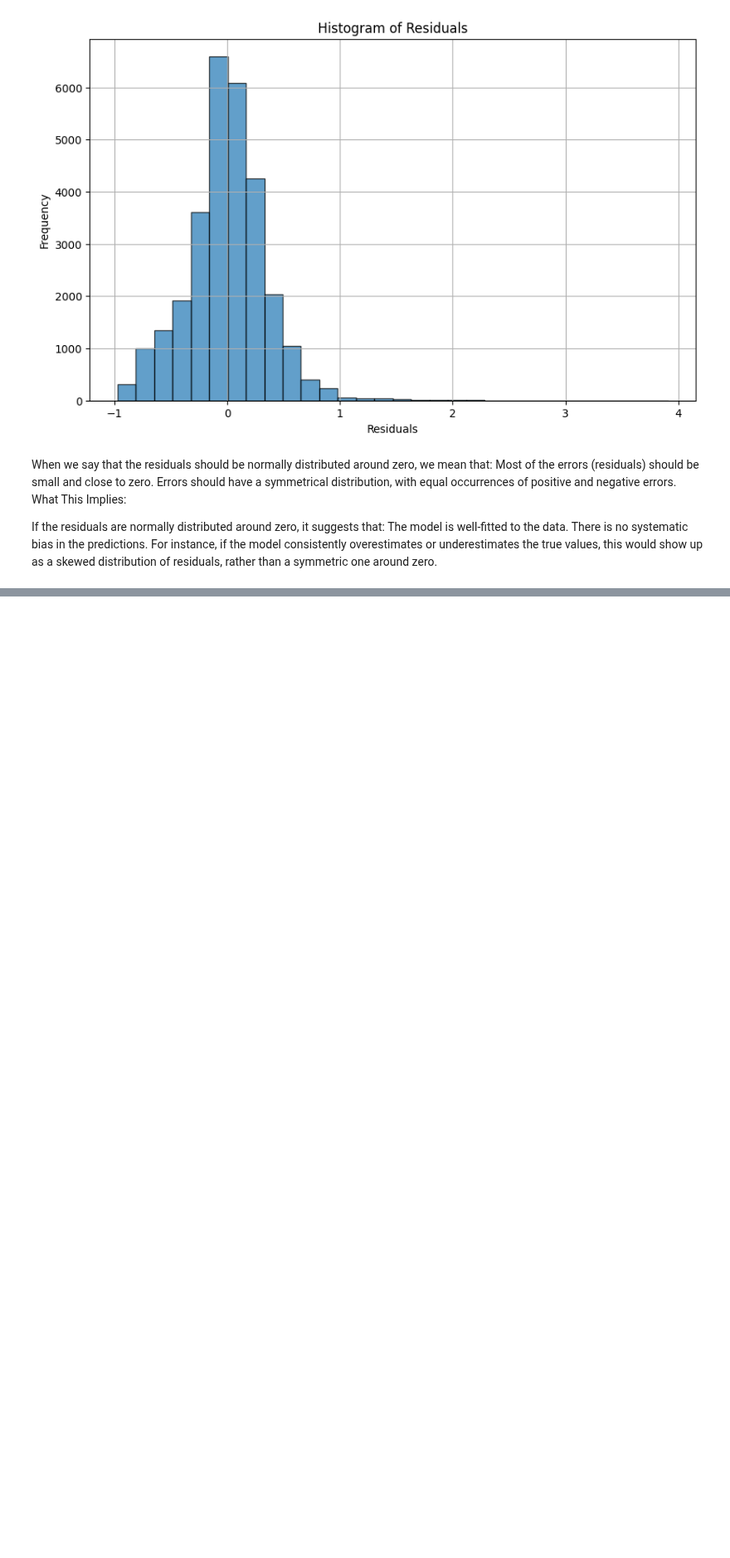
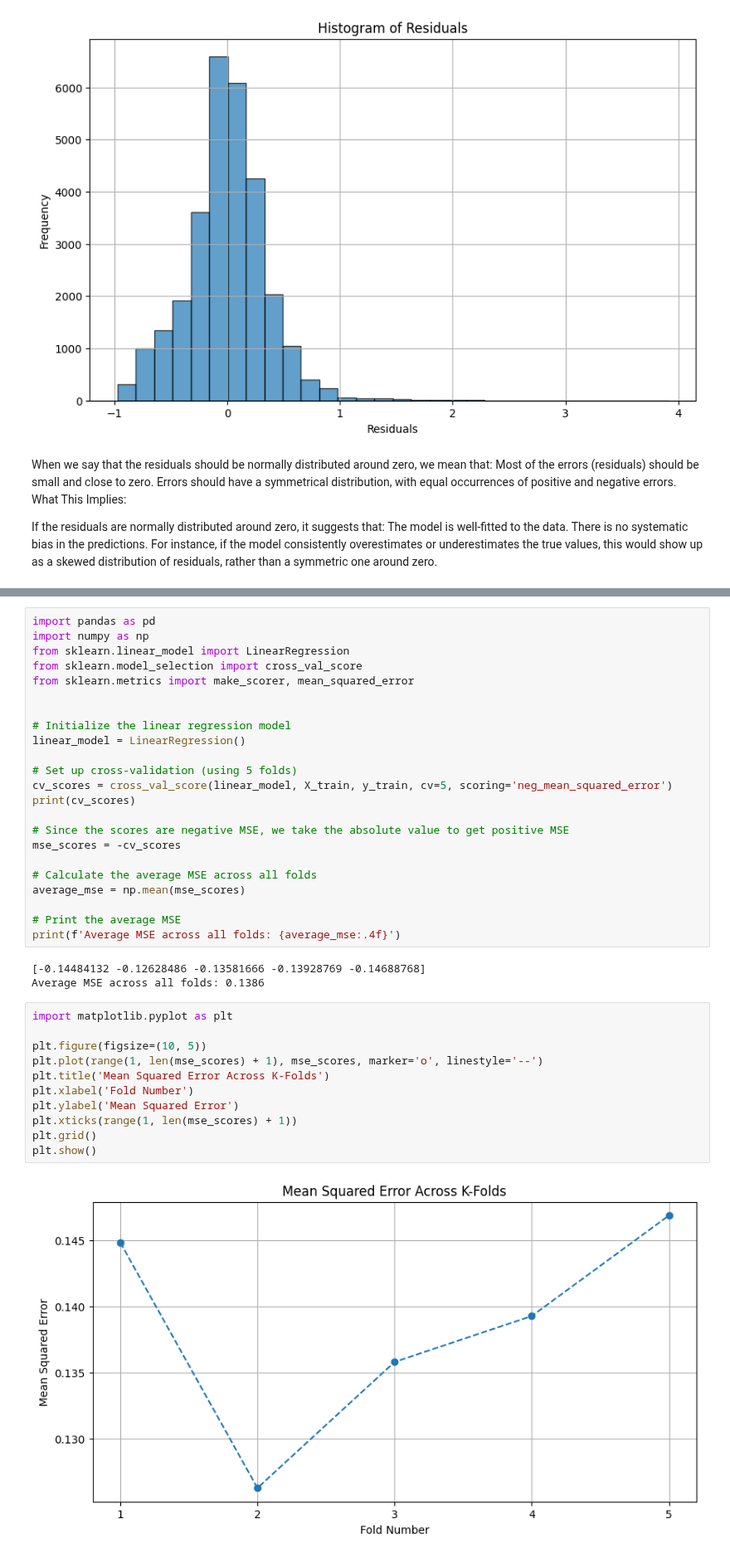
Before and after one commit to markmilner21/Assessment-1-Supervised-Prediction, a Jupyter notebook: Mark Milner/Ongoing Research.ipynb, the cells around one changed output, grey strips where cells are left out. Shown at 83% size. Saved outputs shown, nothing was run; the diff lists cells and outputs as text; blank space fills up the shorter version.

```diff
--- a/Mark Milner/Ongoing Research.ipynb
+++ b/Mark Milner/Ongoing Research.ipynb
@@ -1284,0 +1510,39 @@ There is no systematic bias in the predictions. For instance, if the model consi
+# %%
+import pandas as pd
+import numpy as np
+from sklearn.linear_model import LinearRegression
+from sklearn.model_selection import cross_val_score
+from sklearn.metrics import make_scorer, mean_squared_error
+
+
+# Initialize the linear regression model
+linear_model = LinearRegression()
+
+# Set up cross-validation (using 5 folds)
+cv_scores = cross_val_score(linear_model, X_train, y_train, cv=5, scoring='neg_mean_squared_error')
+print(cv_scores)
+
+# Since the scores are negative MSE, we take the absolute value to get positive MSE
+mse_scores = -cv_scores
+
+# Calculate the average MSE across all folds
+average_mse = np.mean(mse_scores)
+
+# Print the average MSE
+print(f'Average MSE across all folds: {average_mse:.4f}')
+# %% [output]
+[-0.14484132 -0.12628486 -0.13581666 -0.13928769 -0.14688768]
+Average MSE across all folds: 0.1386
+# %%
+import matplotlib.pyplot as plt
+
+plt.figure(figsize=(10, 5))
+plt.plot(range(1, len(mse_scores) + 1), mse_scores, marker='o', linestyle='--')
+plt.title('Mean Squared Error Across K-Folds')
+plt.xlabel('Fold Number')
+plt.ylabel('Mean Squared Error')
+plt.xticks(range(1, len(mse_scores) + 1))
+plt.grid()
+plt.show()
+# %% [output]
+[figure, added]
```
Also changed, not shown: parts of 16 cells of this notebook.
